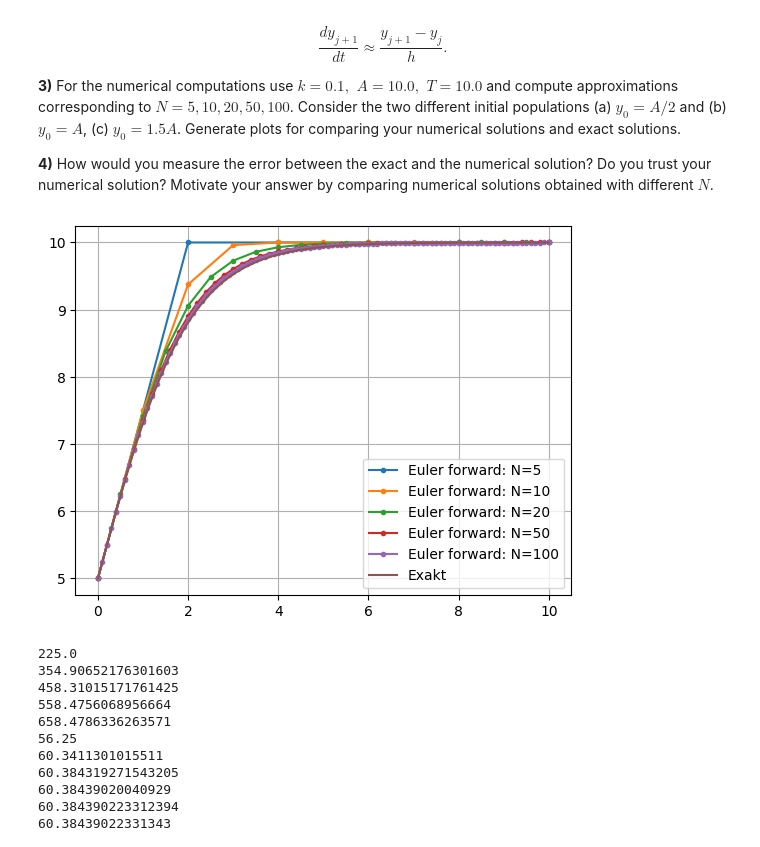
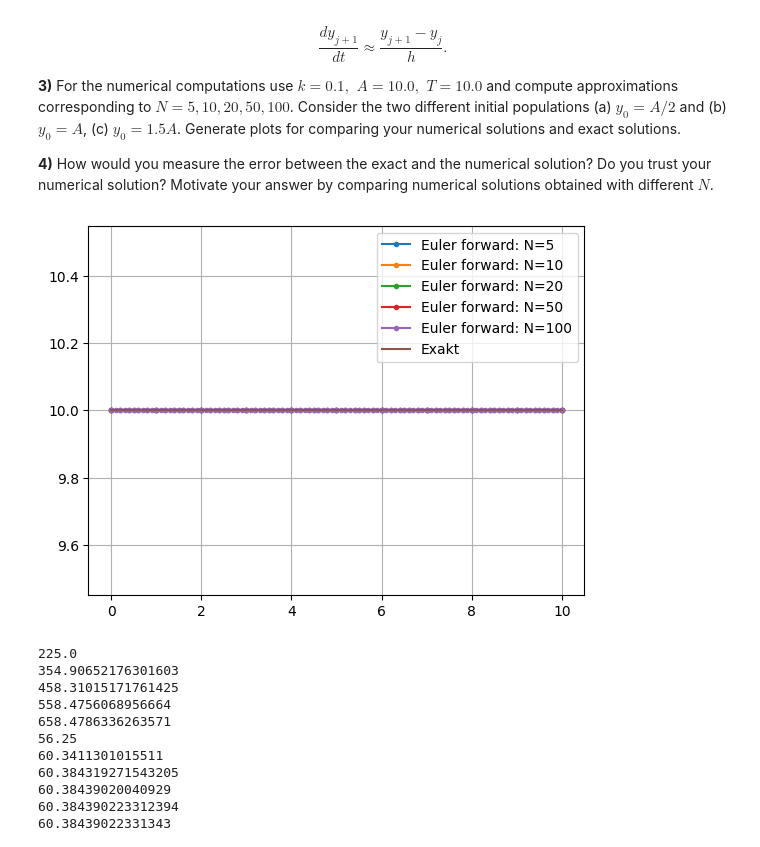
Before and after one commit to kalle6452/PDE, a Jupyter notebook: lab02.ipynb, the cells around one changed output. Drawn from its saved outputs; the diff is of its cells as text; code cells hidden in the pictures.

```diff
--- a/lab02.ipynb
+++ b/lab02.ipynb
@@ -142,7 +142,9 @@ for i in sigma:
     plt.plot(x,y)
     x = np.linspace(0.5,1,1000)
     y = (1/sigma[j])*(A*x+0.5-A-(x**2)/2)
-    plt.plot(x,y)
+    plt.plot(x,y,label=f'sigma={i}')
     j += 1
+plt.grid(True), plt.legend()
+plt.show()
 # 2) som vi kan se blir amplituden på u1(x) lägre ju högre sigma vi använder och u2(x) får en svagare negativ lutning
 # %% [output]
@@ -252,29 +254,29 @@ $$\frac{dy_{j+1}}{dt}\approx \frac{y_{j+1}-y_{j}}{h}.$$
 # %%
 # test
 # Lösningen är pålitlig i det att den visuellt överensstämmer bra.abs
 #
 k = 0.1
 A = 10
 T = 10
-y0 = 0.5*A
+y0 = A
 N = [5,10,20,50,100]
 for i in N:
     h = T/i
     t = np.linspace(0,T,i+1)
     y = np.zeros(len(t))
     y[0] = y0
     for n in range(i):
         y[n+1] = y[n] + h*k*y[n]*(A-y[n])
     plt.plot(t,y,'.-',label=f"Euler forward: N={i}")
 t_exact = np.linspace(0,10,100)
 y_exact = (A*y0)/(y0+(A-y0)*np.exp(-A*k*t_exact))
 
 plt.plot(t_exact,y_exact,label='Exakt')
 #plt.plot(t,y,'.-',label="Euler's Method")
 plt.grid(True), plt.legend()
 plt.show()
 # %% [output]
-[figure, old version]
+[figure, new version]
 # %%
 # Skicka bilder Joar
 # rms A=1 gör 0 rms på alla
```
Also changed, not shown: parts of 7 cells of this notebook.
